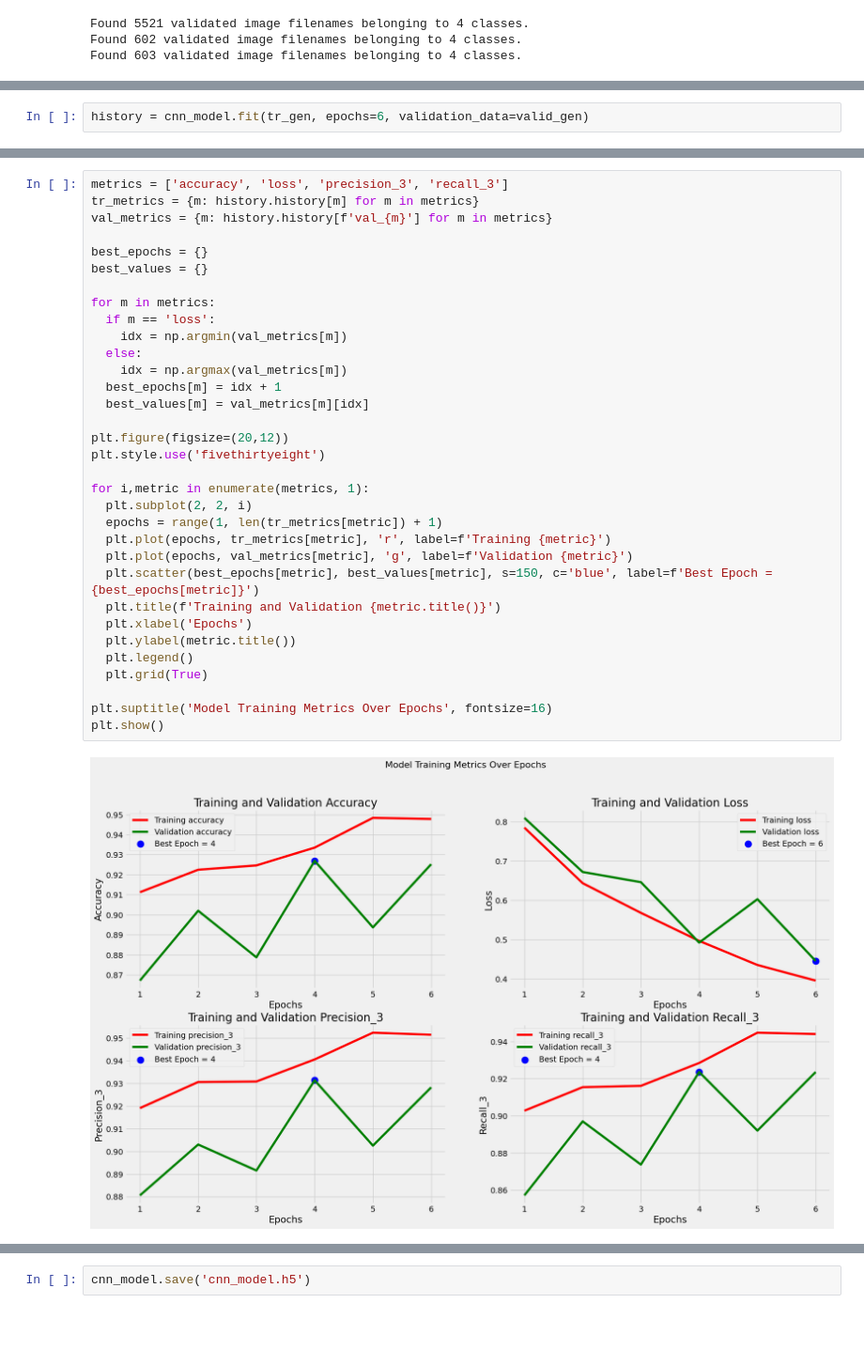
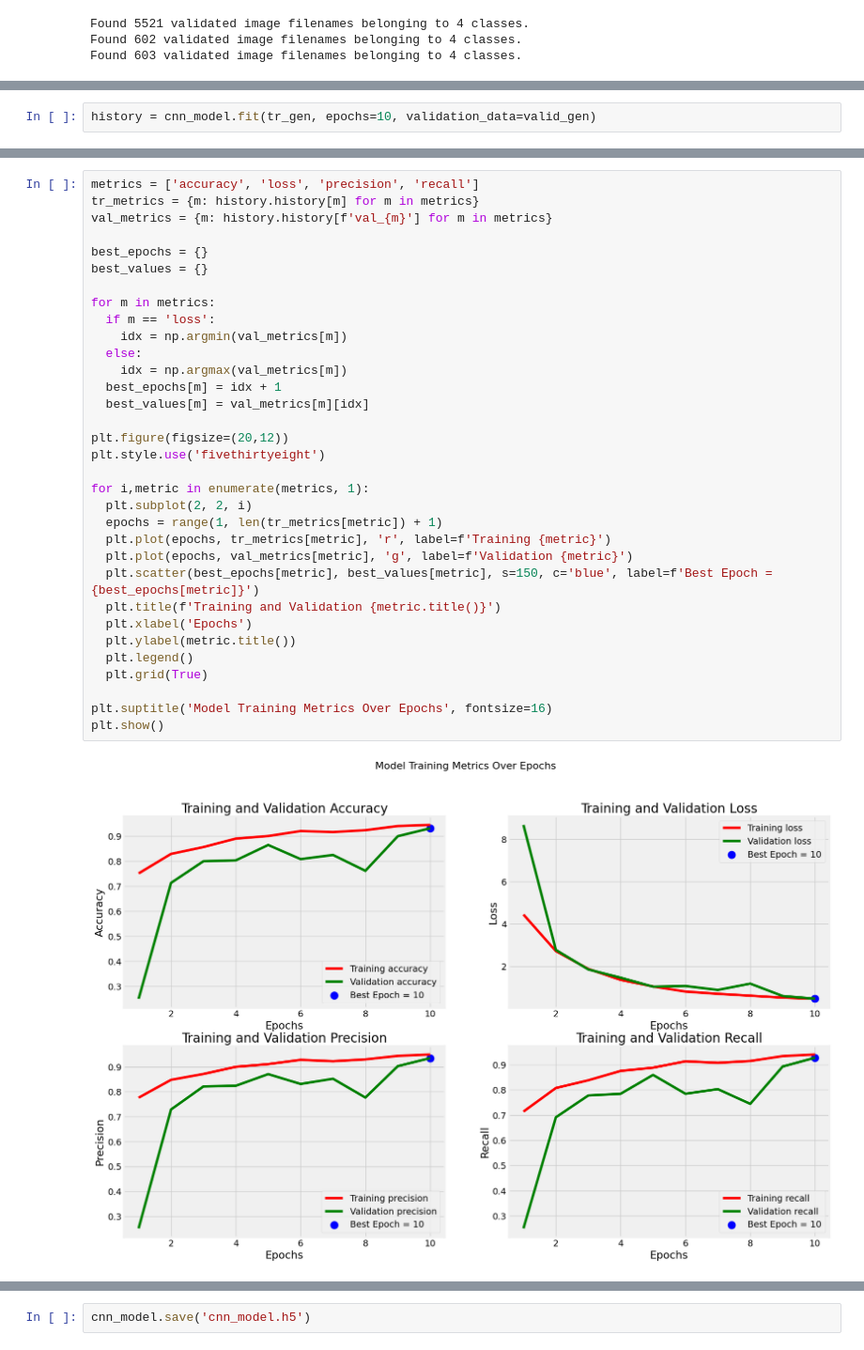
Before and after one commit to ethnwang/Brain-Tumor-Classification, a Jupyter notebook: BrainTumorClassification.ipynb, the cells around one changed output, grey strips where cells are left out. Shown at 94% size. Saved outputs shown, nothing was run; the diff lists cells and outputs as text; blank space fills up the shorter version.

```diff
--- a/BrainTumorClassification.ipynb
+++ b/BrainTumorClassification.ipynb
@@ -546,5 +549,5 @@ Model: "sequential_3"
  Trainable params: 4,778,052 (18.23 MB)
  Non-trainable params: 2,432 (9.50 KB)
 # %%
-history = cnn_model.fit(tr_gen, epochs=6, validation_data=valid_gen)
+history = cnn_model.fit(tr_gen, epochs=10, validation_data=valid_gen)
 # %% [output]
@@ -563,38 +574,38 @@ Epoch 6/6
 # %%
-metrics = ['accuracy', 'loss', 'precision_3', 'recall_3']
+metrics = ['accuracy', 'loss', 'precision', 'recall']
 tr_metrics = {m: history.history[m] for m in metrics}
 val_metrics = {m: history.history[f'val_{m}'] for m in metrics}
 
 best_epochs = {}
 best_values = {}
 
 for m in metrics:
   if m == 'loss':
     idx = np.argmin(val_metrics[m])
   else:
     idx = np.argmax(val_metrics[m])
   best_epochs[m] = idx + 1
   best_values[m] = val_metrics[m][idx]
 
 plt.figure(figsize=(20,12))
 plt.style.use('fivethirtyeight')
 
 for i,metric in enumerate(metrics, 1):
   plt.subplot(2, 2, i)
   epochs = range(1, len(tr_metrics[metric]) + 1)
   plt.plot(epochs, tr_metrics[metric], 'r', label=f'Training {metric}')
   plt.plot(epochs, val_metrics[metric], 'g', label=f'Validation {metric}')
   plt.scatter(best_epochs[metric], best_values[metric], s=150, c='blue', label=f'Best Epoch = {best_epochs[metric]}')
   plt.title(f'Training and Validation {metric.title()}')
   plt.xlabel('Epochs')
   plt.ylabel(metric.title())
   plt.legend()
   plt.grid(True)
 
 plt.suptitle('Model Training Metrics Over Epochs', fontsize=16)
 plt.show()
 # %% [output]
-[figure, old version]
+[figure, new version]
 # %%
 # evaluating on the training data (same data model used to learn) gives baseline on how well the model performs on data it's already seen before
 train_score = cnn_model.evaluate(tr_gen, verbose=1)
```
Also changed, not shown: parts of 26 cells of this notebook, 2 other files.
